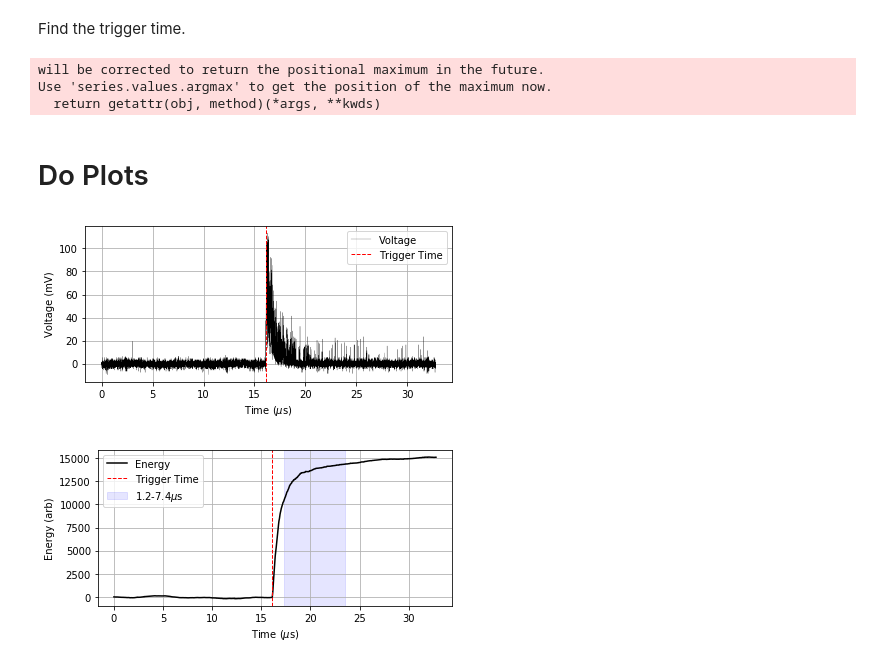
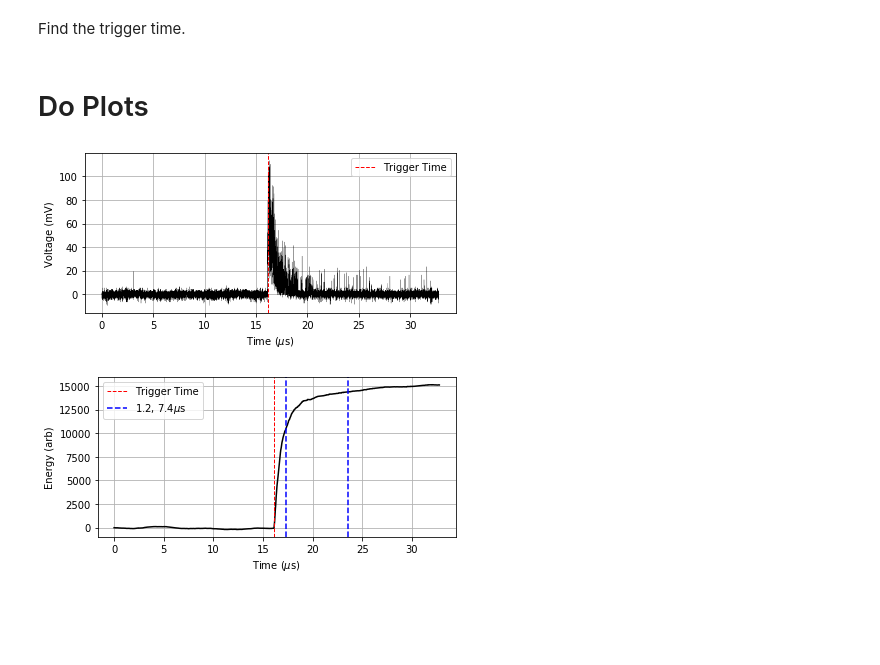
Before and after one commit to lukepolson/School, a Jupyter notebook: Phys 499/Pulse_Drawer.ipynb, the cells around one changed output. Cells and saved outputs as stored; diff of their text form; code cells hidden in the pictures; blank space fills up the shorter version.

```diff
--- a/Phys 499/Pulse_Drawer.ipynb
+++ b/Phys 499/Pulse_Drawer.ipynb
@@ -7,7 +7,7 @@ path = 'datafiles/raw_pulses/feb_5_run_1_pulse_1.csv'
 # %%
 SM_P_NS = 0.5
 dt = 1/SM_P_NS
-trig_level = 40
+trig_level = 60
 # %% [markdown]
 # Open DataFrame
 # %%
@@ -17,10 +17,7 @@ df['Energy']= df['Voltage'].cumsum()/dt
 Find the trigger time.
 # %%
 i = np.argmax(df['Voltage']>trig_level)
+time_peak = df.index.values[i]/1000
-# %% [output]
-will be corrected to return the positional maximum in the future.
-Use 'series.values.argmax' to get the position of the maximum now.
-  return getattr(obj, method)(*args, **kwds)
 # %% [markdown]
 # Do Plots
 # %%
@@ -31,7 +28,7 @@ ax.set_xlabel('Time ($\mu$s)')
 ax.set_ylabel('Voltage (mV)')
 ax.grid()
 
-ax.axvline(i/1000, color='r', ls='--', lw=1, label='Trigger Time')
+ax.axvline(time_peak, color='r', ls='--', lw=1, label='Trigger Time')
 ax.legend(loc='best')
 #ax.set_title('Photomultiplier Signal During Collision Event')
 
@@ -39,23 +36,24 @@ fig.tight_layout()
 plt.savefig('plots/report_plots/sample_pulse.png', dpi=300)
 plt.show()
 # %% [output]
-[figure, old version]
+[figure, new version]
 # %%
 fig, ax = plt.subplots(figsize=(6,3))
 
 ax.plot(df.index/1000, df['Energy'], color='k')
 ax.set_xlabel('Time ($\mu$s)')
 ax.set_ylabel('Energy (arb)')
 ax.grid()
 
-ax.axvline(i/1000, color='r', ls='--', lw=1, label='Trigger Time')
-ax.axvspan(i/1000+1.2, i/1000+7.4, alpha=0.1, color='blue', label='1.2-7.4$\mu$s')
+ax.axvline(time_peak, color='r', ls='--', lw=1, label='Trigger Time')
+ax.axvline(time_peak+1.2, color='blue', ls='--', label='1.2, 7.4$\mu$s')
+ax.axvline(time_peak+7.4, color='blue', ls='--')
 
 #ax.set_title('Integral of Photomultiplier Signal')
 ax.legend(loc='best')
 
 fig.tight_layout()
 plt.savefig('plots/report_plots/sample_pulse_integral.png', dpi=300)
 plt.show()
 # %% [output]
-[figure, old version]
+[figure, new version]
```
Also changed, not shown: 7 other files.
